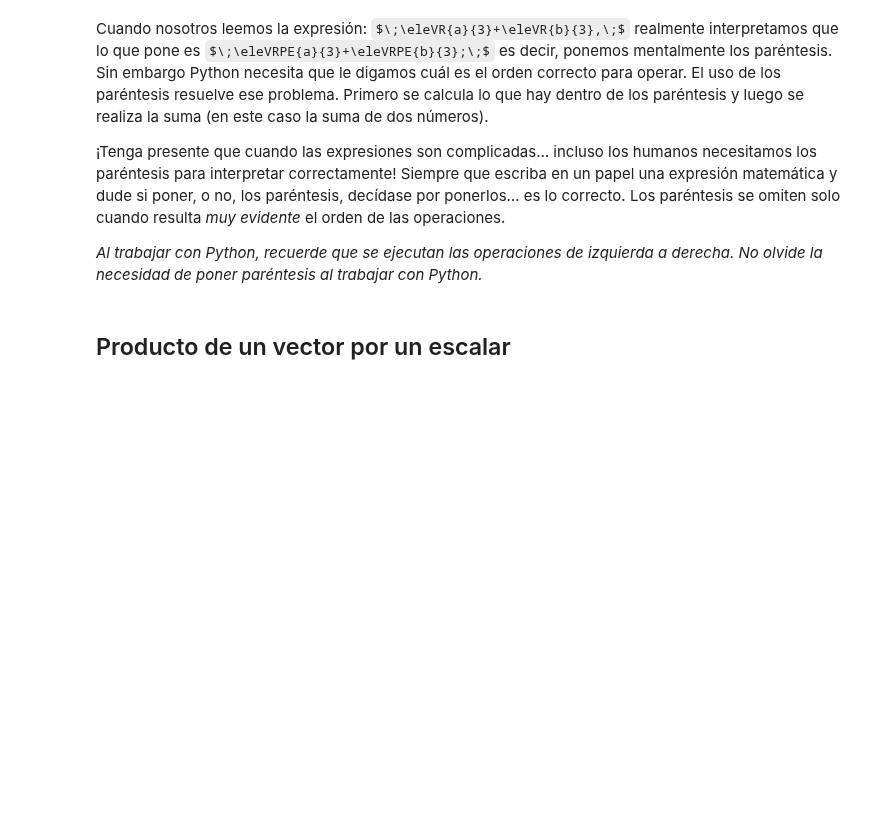
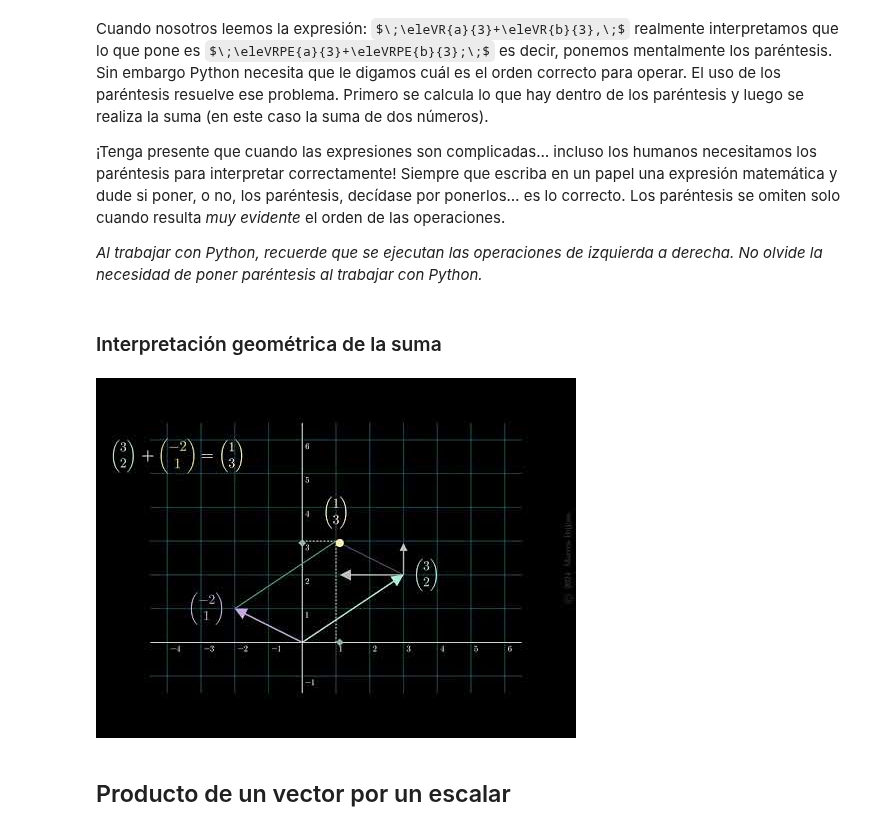
Before and after one commit to mbujosab/nacal-Jupyter-Notebooks, a Jupyter notebook: Lecc01-Secc1.2.ipynb, the cells around one changed output. Drawn from its saved outputs; the diff is of its cells as text; code cells hidden in the pictures; some formulas as TeX source; blank space fills up the shorter version.

```diff
--- a/Lecc01-Secc1.2.ipynb
+++ b/Lecc01-Secc1.2.ipynb
@@ -98,6 +104,12 @@ el orden de las operaciones.
 *Al trabajar con Python, recuerde que se ejecutan las operaciones de
 izquierda a derecha.* *No olvide la necesidad de poner paréntesis al
 trabajar con Python.*
+# %% [markdown]
+### Interpretación geométrica de la suma
+# %%
+YouTubeVideo('kSgd-davYhw')  # ejecute este bloque de código para ver el vídeo
+# %% [output]
+[figure, added]
 # %% [markdown]
 ## Producto de un vector por un escalar
 # %% [markdown]
```
Also changed, not shown: parts of 5 cells of this notebook, 8 other files.
